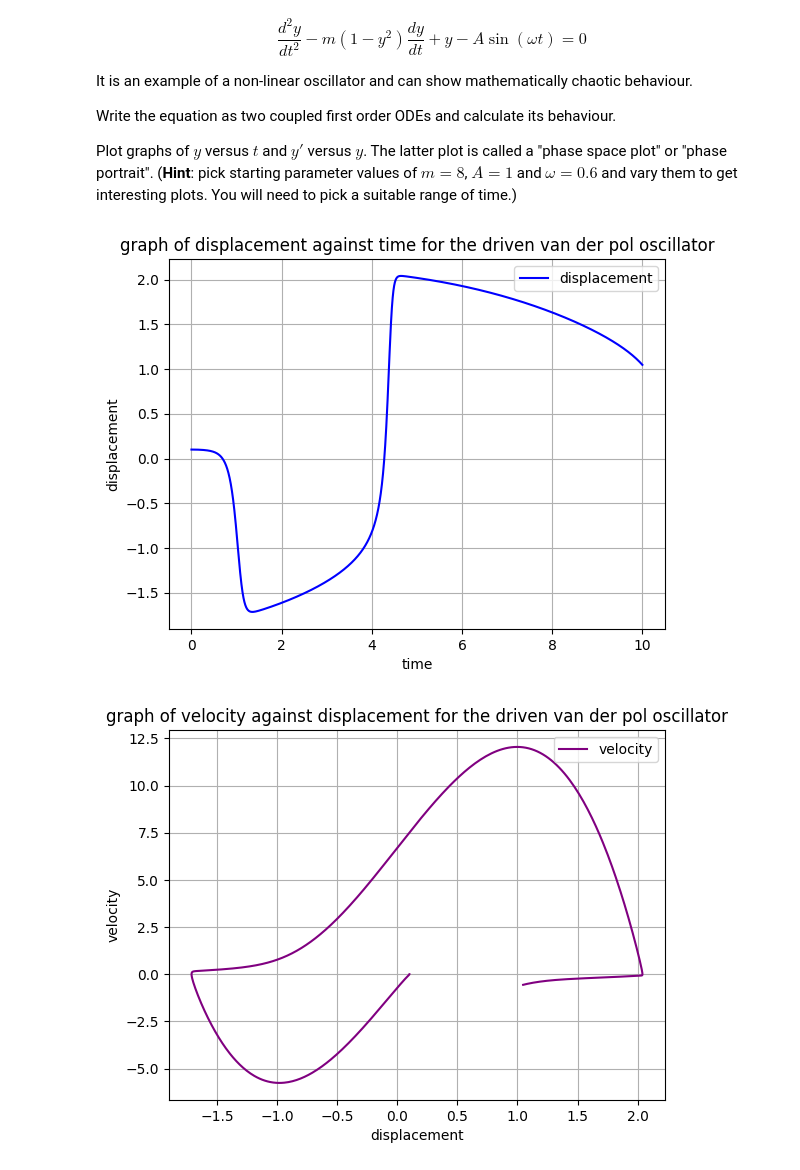
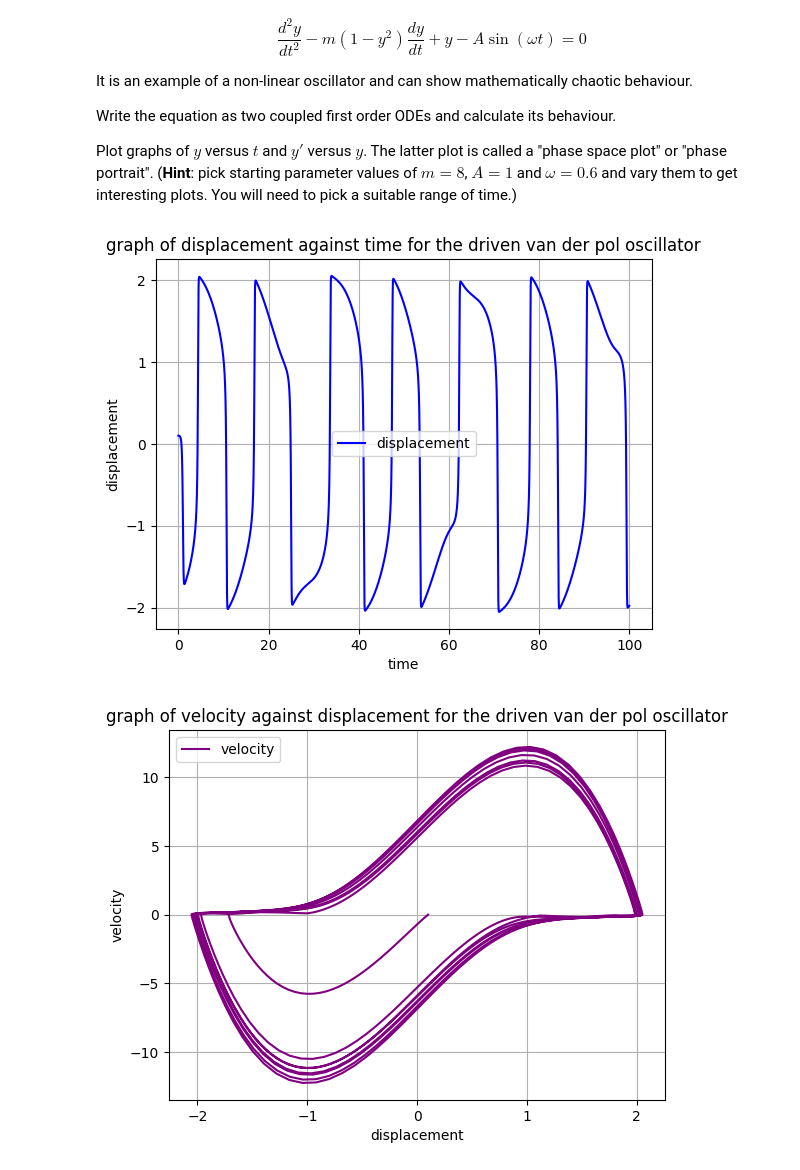
Before and after one commit to PX2145-2025/week-8-b-oliainger, a Jupyter notebook: ODEs.ipynb, the cells around one changed output. Cells and saved outputs as stored; diff of their text form; code cells hidden in the pictures.

```diff
--- a/ODEs.ipynb
+++ b/ODEs.ipynb
@@ -339,33 +339,33 @@ Plot graphs of $y$ versus $t$ and $y'$ versus $y$. The latter plot is called a "
 m = 8
 A = 1
 omega = 0.6
-t = np.linspace(0, 10, 5000)
+t = np.linspace(0, 100, 10000)
 yInit = [0.1, 0]
 
 def g(y, t): # return derivatives of array y
   x1 = y[0]
   x2 = y[1]
   dir = m*(1-(x1**2))*x2 - x1 + A*np.sin(omega*t)
   return [y[1], dir]
 
 y = odeint(g, yInit, t)
 
 plt.plot(t, y[:, 0], label="displacement", color="blue")
 plt.xlabel("time")
 plt.ylabel("displacement")
 plt.title("graph of displacement against time for the driven van der pol oscillator")
 plt.grid()
 plt.legend()
 plt.show()
 
 
 plt.plot(y[:, 0], y[:, 1], label="velocity", color="purple")
 plt.xlabel("displacement")
 plt.ylabel("velocity")
 plt.title("graph of velocity against displacement for the driven van der pol oscillator")
 plt.grid()
 plt.legend()
 plt.show()
 # %% [output]
-[figure, old version]
+[figure, new version]
-[figure, old version]
+[figure, new version]
```
